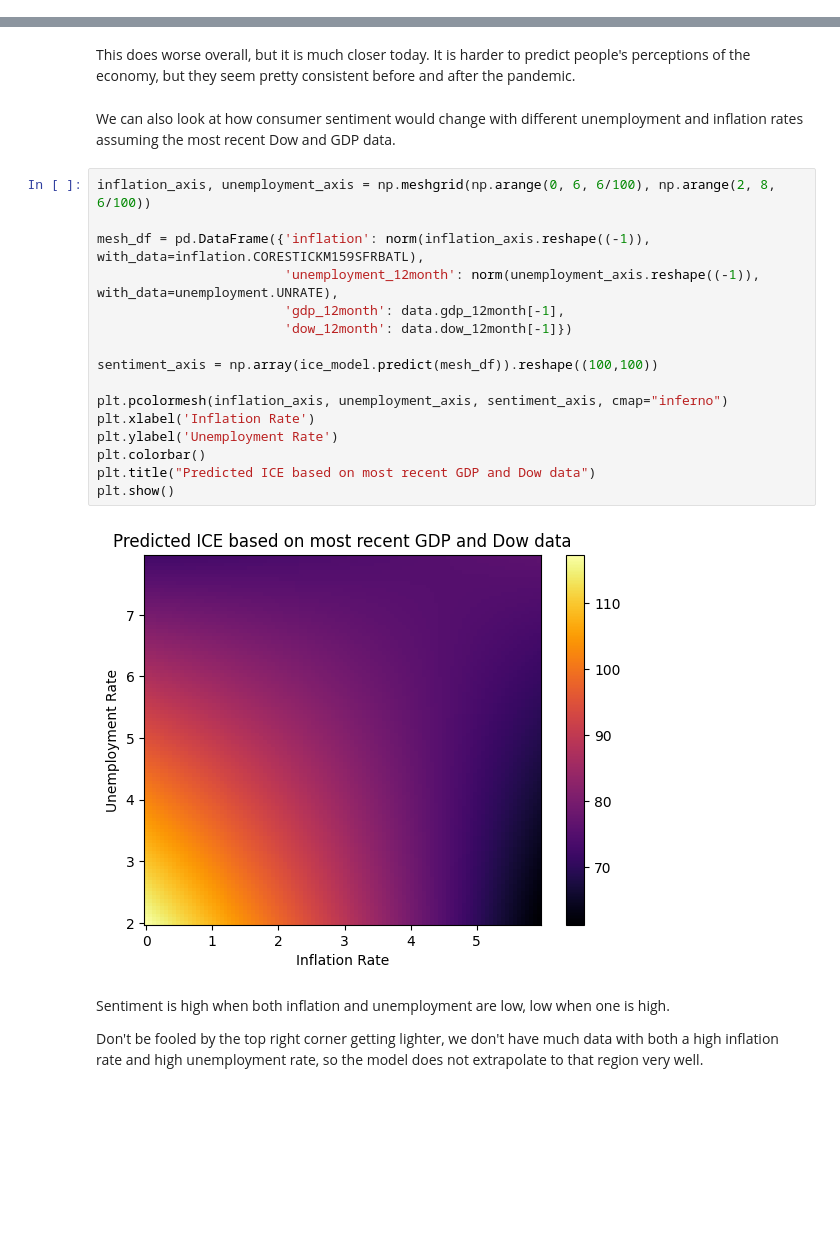
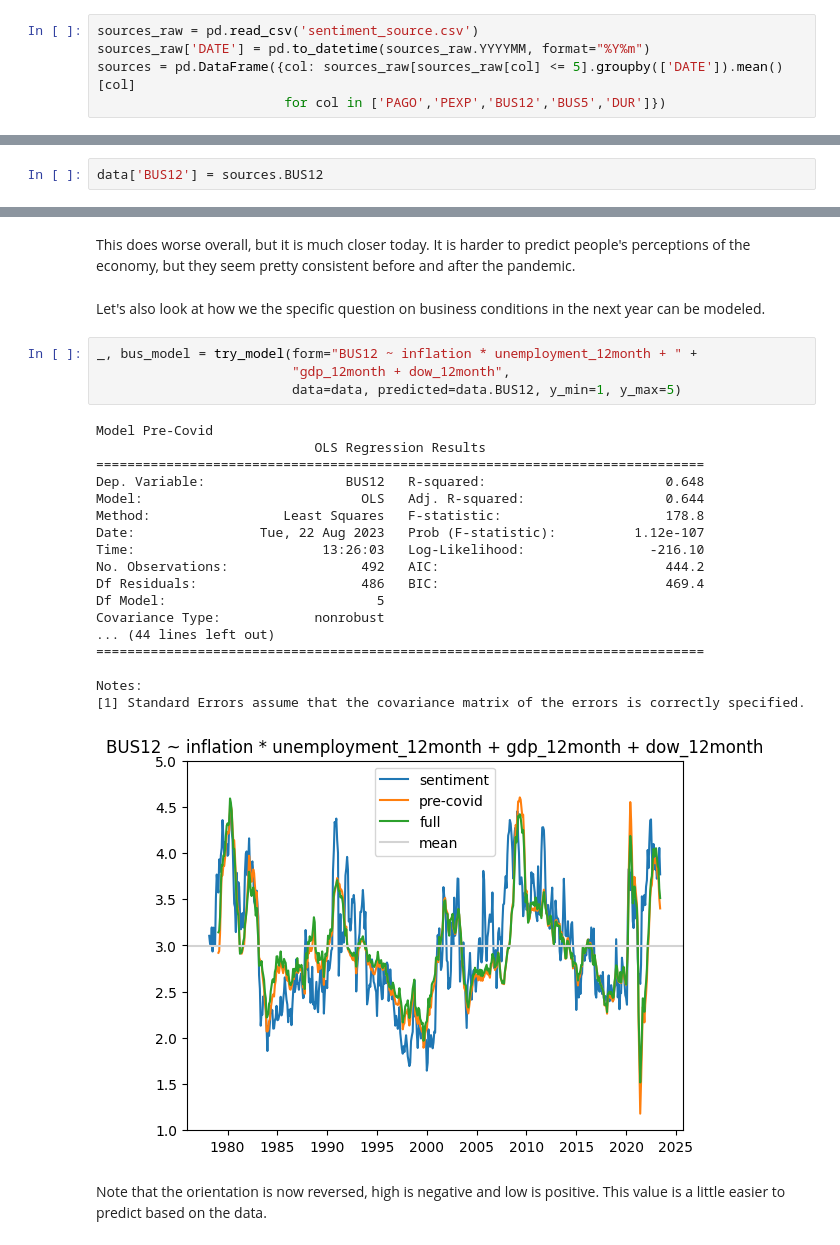
Before and after one commit to nwbvt/economic_perception, a Jupyter notebook: EconomySentiment.ipynb, the cells around one changed output, grey strips where cells are left out. Cells and saved outputs as stored; diff of their text form; blank space fills up the shorter version.

Commit message:
Add source questions

```diff
--- a/EconomySentiment.ipynb
+++ b/EconomySentiment.ipynb
@@ -105,0 +108,5 @@ We see that both the incumbent's performance and the margin of victory is more c
+# %%
+sources_raw = pd.read_csv('sentiment_source.csv')
+sources_raw['DATE'] = pd.to_datetime(sources_raw.YYYYMM, format="%Y%m")
+sources = pd.DataFrame({col: sources_raw[sources_raw[col] <= 5].groupby(['DATE']).mean()[col]
+                        for col in ['PAGO','PEXP','BUS12','BUS5','DUR']})
@@ -106,3 +121,5 @@ We see that both the incumbent's performance and the margin of victory is more c
+# %%
+data['BUS12'] = sources.BUS12
 # %%
 def norm(series, with_data=None):
     if with_data is None:
@@ -415,27 +432,30 @@ Notes:
 [figure]
 # %% [markdown]
 This does worse overall, but it is much closer today. It is harder to predict people's perceptions of the economy, but they seem pretty consistent before and after the pandemic.
-# %% [markdown]
-We can also look at how consumer sentiment would change with different unemployment and inflation rates assuming the most recent Dow and GDP data.
-# %%
-inflation_axis, unemployment_axis = np.meshgrid(np.arange(0, 6, 6/100), np.arange(2, 8, 6/100))
-
-mesh_df = pd.DataFrame({'inflation': norm(inflation_axis.reshape((-1)), with_data=inflation.CORESTICKM159SFRBATL),
-                        'unemployment_12month': norm(unemployment_axis.reshape((-1)), with_data=unemployment.UNRATE),
-                        'gdp_12month': data.gdp_12month[-1],
-                        'dow_12month': data.dow_12month[-1]})
-
-sentiment_axis = np.array(ice_model.predict(mesh_df)).reshape((100,100))
-
-plt.pcolormesh(inflation_axis, unemployment_axis, sentiment_axis, cmap="inferno")
-plt.xlabel('Inflation Rate')
-plt.ylabel('Unemployment Rate')
-plt.colorbar()
-plt.title("Predicted ICE based on most recent GDP and Dow data")
-plt.show()
-# %% [output]
-[figure, removed]
-# %% [markdown]
-Sentiment is high when both inflation and unemployment are low, low when one is high.
-
-Don't be fooled by the top right corner getting lighter, we don't have much data with both a high inflation rate and high unemployment rate, so the model does not extrapolate to that region very well.
+# %% [markdown]
+Let's also look at how we the specific question on business conditions in the next year can be modeled.
+# %%
+_, bus_model = try_model(form="BUS12 ~ inflation * unemployment_12month + " +
+                         "gdp_12month + dow_12month",
+                         data=data, predicted=data.BUS12, y_min=1, y_max=5)
+# %% [output]
+Model Pre-Covid
+                            OLS Regression Results
+==============================================================================
+Dep. Variable:                  BUS12   R-squared:                       0.648
+Model:                            OLS   Adj. R-squared:                  0.644
+Method:                 Least Squares   F-statistic:                     178.8
+Date:                Tue, 22 Aug 2023   Prob (F-statistic):          1.12e-107
+Time:                        13:26:03   Log-Likelihood:                -216.10
+No. Observations:                 492   AIC:                             444.2
+Df Residuals:                     486   BIC:                             469.4
+Df Model:                           5
+Covariance Type:            nonrobust
+... (44 lines left out)
+==============================================================================
+
+Notes:
+[1] Standard Errors assume that the covariance matrix of the errors is correctly specified.
+[figure, added]
+# %% [markdown]
+Note that the orientation is now reversed, high is negative and low is positive. This value is a little easier to predict based on the data.
```
Also changed, not shown: parts of 20 cells of this notebook, 1 other file.
